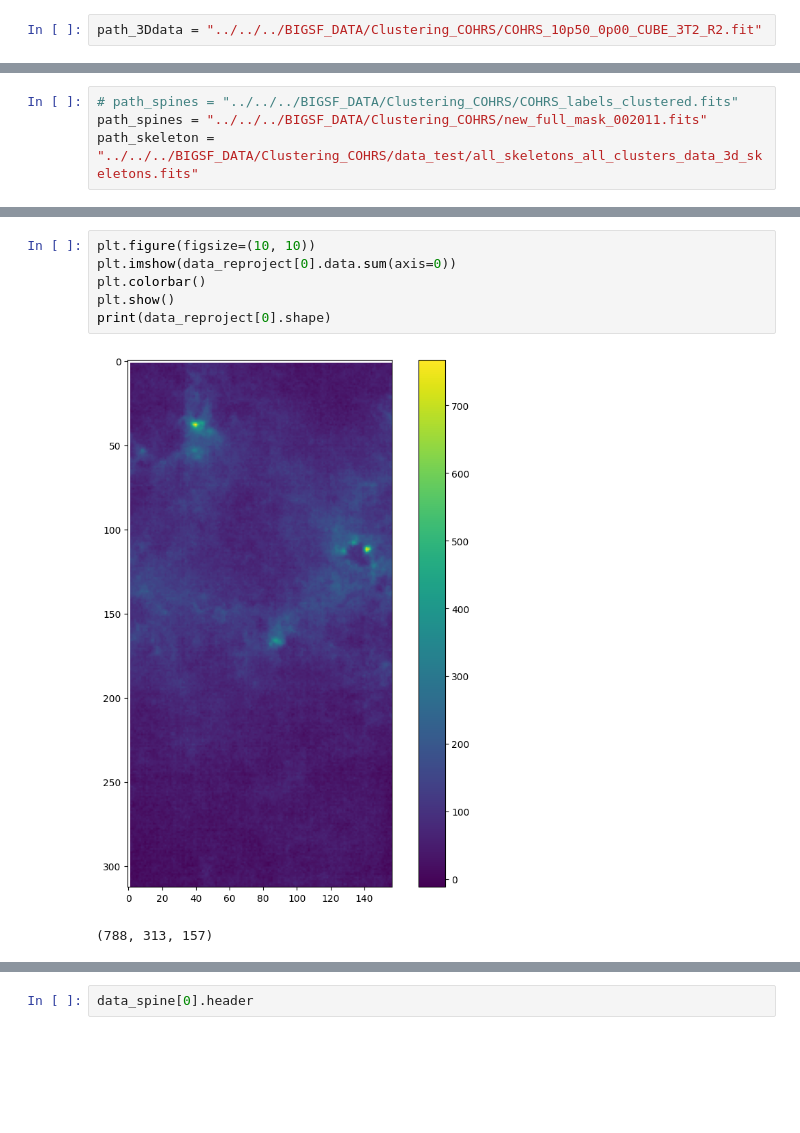
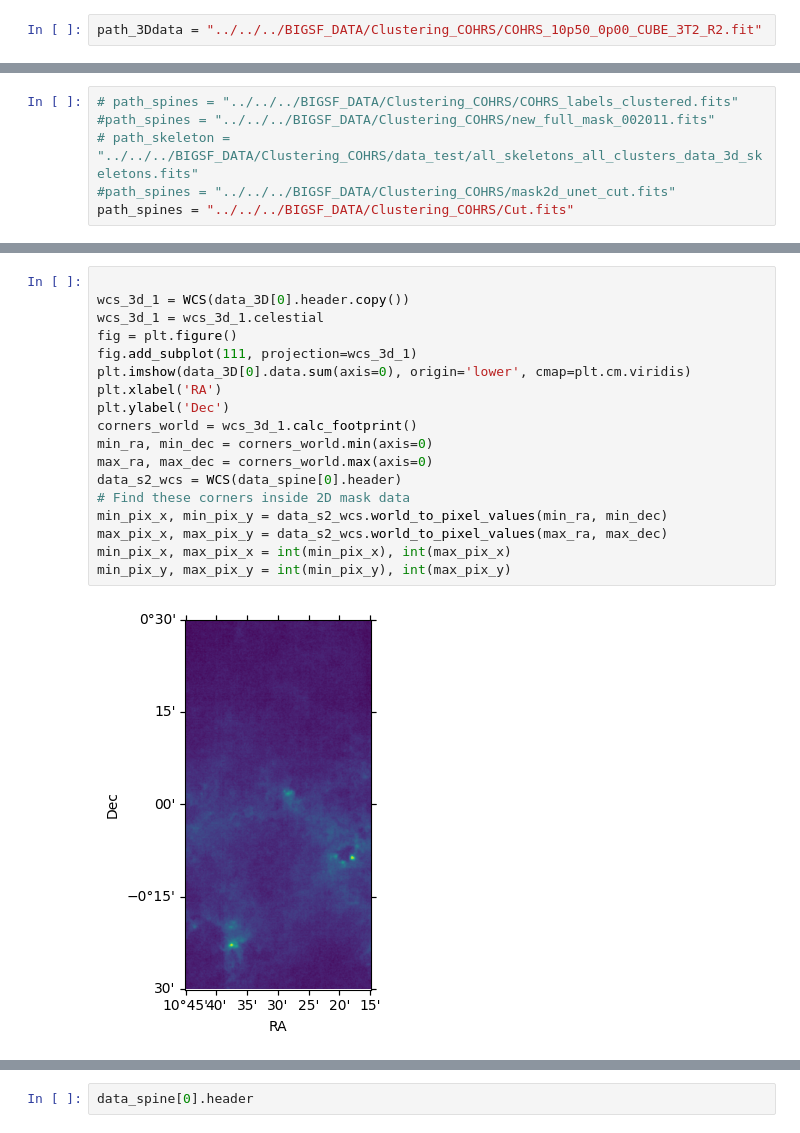
Before and after one commit to multi-learn/lis2, a Jupyter notebook: scripts/test.ipynb, the cells around one changed output, grey strips where cells are left out. Saved outputs shown, nothing was run; the diff lists cells and outputs as text; blank space fills up the shorter version.

```diff
--- a/scripts/test.ipynb
+++ b/scripts/test.ipynb
@@ -30,7 +34,9 @@ path_3Ddata_reprojected = "../../../BIGSF_DATA/Clustering_COHRS/COHRS_reprojecte
 # %%
 # path_spines = "../../../BIGSF_DATA/Clustering_COHRS/COHRS_labels_clustered.fits"
-path_spines = "../../../BIGSF_DATA/Clustering_COHRS/new_full_mask_002011.fits"
-path_skeleton = "../../../BIGSF_DATA/Clustering_COHRS/data_test/all_skeletons_all_clusters_data_3d_skeletons.fits"
+#path_spines = "../../../BIGSF_DATA/Clustering_COHRS/new_full_mask_002011.fits"
+# path_skeleton = "../../../BIGSF_DATA/Clustering_COHRS/data_test/all_skeletons_all_clusters_data_3d_skeletons.fits"
+#path_spines = "../../../BIGSF_DATA/Clustering_COHRS/mask2d_unet_cut.fits"
+path_spines = "../../../BIGSF_DATA/Clustering_COHRS/Cut.fits"
 # %%
 data_3D = fits.open(path_3Ddata)
 data_spine = fits.open(path_spines)
@@ -53,9 +57,20 @@ plt.colorbar()
-# %%
-plt.figure(figsize=(10, 10))
-plt.imshow(data_reproject[0].data.sum(axis=0))
-plt.colorbar()
-plt.show()
-print(data_reproject[0].shape)
-# %% [output]
-[figure, removed]
-(788, 313, 157)
+# %%
+
+wcs_3d_1 = WCS(data_3D[0].header.copy())
+wcs_3d_1 = wcs_3d_1.celestial
+fig = plt.figure()
+fig.add_subplot(111, projection=wcs_3d_1)
+plt.imshow(data_3D[0].data.sum(axis=0), origin='lower', cmap=plt.cm.viridis)
+plt.xlabel('RA')
+plt.ylabel('Dec')
+corners_world = wcs_3d_1.calc_footprint()
+min_ra, min_dec = corners_world.min(axis=0)
+max_ra, max_dec = corners_world.max(axis=0)
+data_s2_wcs = WCS(data_spine[0].header)
+# Find these corners inside 2D mask data
+min_pix_x, min_pix_y = data_s2_wcs.world_to_pixel_values(min_ra, min_dec)
+max_pix_x, max_pix_y = data_s2_wcs.world_to_pixel_values(max_ra, max_dec)
+min_pix_x, max_pix_x = int(min_pix_x), int(max_pix_x)
+min_pix_y, max_pix_y = int(min_pix_y), int(max_pix_y)
+# %% [output]
+[figure, added]
```
Also changed, not shown: parts of 92 cells of this notebook, 8 other files.
